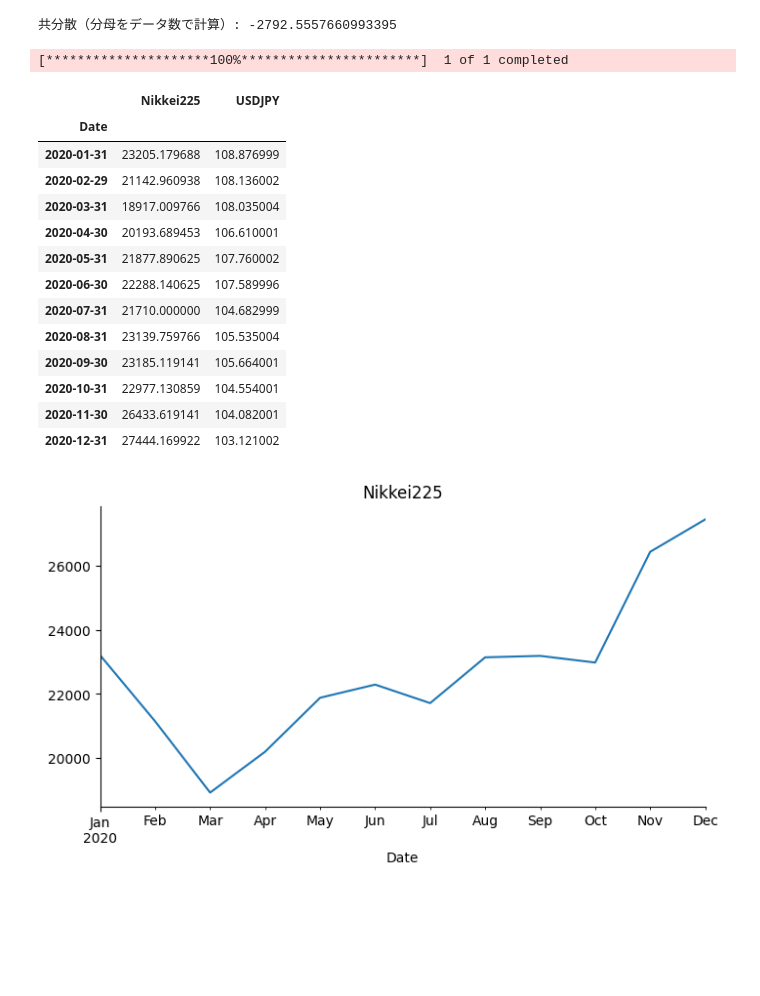
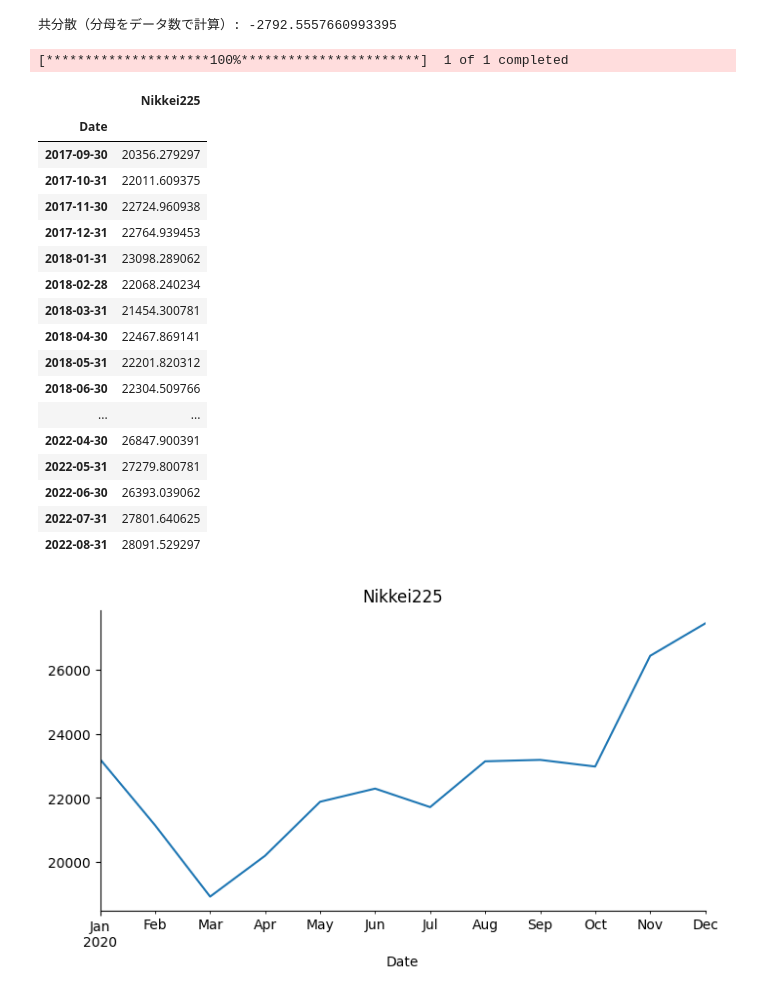
Before and after one commit to Hideki-Iwaki-TUS/FinancialMath, a Jupyter notebook: FinancialMath.ipynb, the cells around one changed output. Cells and saved outputs as stored; diff of their text form; code cells hidden in the pictures; blank space fills up the shorter version.

```diff
--- a/FinancialMath.ipynb
+++ b/FinancialMath.ipynb
@@ -147,46 +147,49 @@ print(f"共分散（分母をデータ数で計算）: {covariance_n}")
 # %%
 # prompt: 2017年9月から2022年8月までの日経平均月次終値を取得してください．
 
 import yfinance as yf
 import pandas as pd
 
 # 日経平均株価のティッカーシンボル
 nikkei_ticker = "^N225"
 
 # データ取得期間
 start_date = "2017-09-01"
 end_date = "2022-08-31"
 
 # データ取得
 nikkei_data = yf.download(nikkei_ticker, start=start_date, end=end_date, interval="1mo")
 
 # 月末の終値のみを抽出
 # Access 'Close' using MultiIndex if it exists
-#nikkei_monthly = nikkei_data[('Close', nikkei_ticker)].resample("M").last()
+nikkei_monthly = nikkei_data[('Close', nikkei_ticker)].resample("M").last()
 
 
 # データフレームの作成
-#df = pd.DataFrame({"Nikkei225": nikkei_monthly})
+df = pd.DataFrame({"Nikkei225": nikkei_monthly})
 
 # 結果の表示
-nikkei_data
 df
 # %% [output]
 [*********************100%***********************]  1 of 1 completed
-|  | Nikkei225 | USDJPY |
-| Date |  |  |
-| 2020-01-31 | 23205.179688 | 108.876999 |
-| 2020-02-29 | 21142.960938 | 108.136002 |
-| 2020-03-31 | 18917.009766 | 108.035004 |
-| 2020-04-30 | 20193.689453 | 106.610001 |
-| 2020-05-31 | 21877.890625 | 107.760002 |
-| 2020-06-30 | 22288.140625 | 107.589996 |
-| 2020-07-31 | 21710.000000 | 104.682999 |
-| 2020-08-31 | 23139.759766 | 105.535004 |
-| 2020-09-30 | 23185.119141 | 105.664001 |
-| 2020-10-31 | 22977.130859 | 104.554001 |
-| 2020-11-30 | 26433.619141 | 104.082001 |
-| 2020-12-31 | 27444.169922 | 103.121002 |
+|  | Nikkei225 |
+| Date |  |
+| 2017-09-30 | 20356.279297 |
+| 2017-10-31 | 22011.609375 |
+| 2017-11-30 | 22724.960938 |
+| 2017-12-31 | 22764.939453 |
+| 2018-01-31 | 23098.289062 |
+| 2018-02-28 | 22068.240234 |
+| 2018-03-31 | 21454.300781 |
+| 2018-04-30 | 22467.869141 |
+| 2018-05-31 | 22201.820312 |
+| 2018-06-30 | 22304.509766 |
+| ... | ... |
+| 2022-04-30 | 26847.900391 |
+| 2022-05-31 | 27279.800781 |
+| 2022-06-30 | 26393.039062 |
+| 2022-07-31 | 27801.640625 |
+| 2022-08-31 | 28091.529297 |
 # %%
 # @title Nikkei225
 
```
Also changed, not shown: parts of 1 cell of this notebook.
